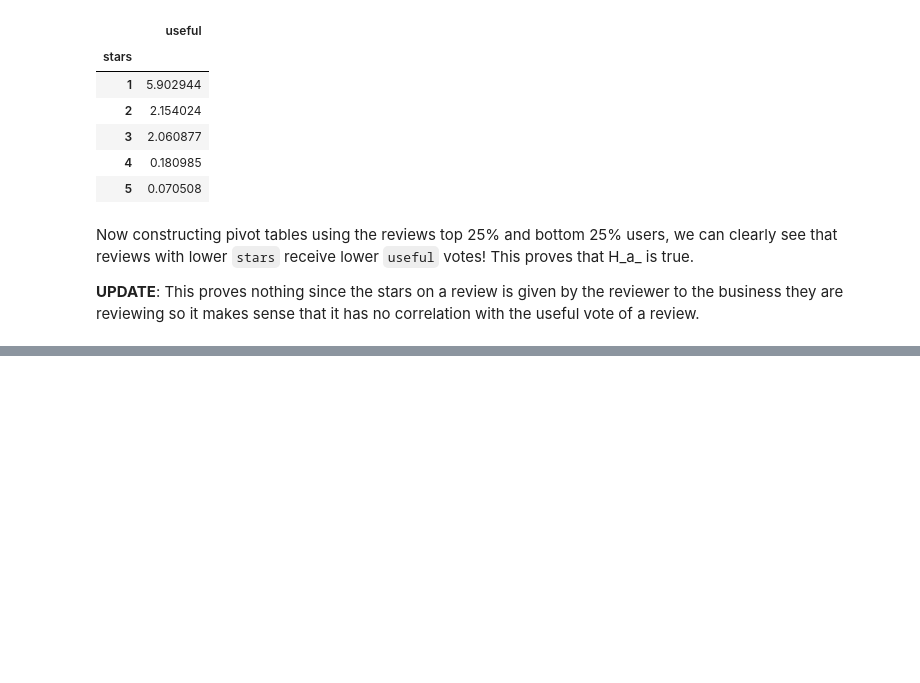
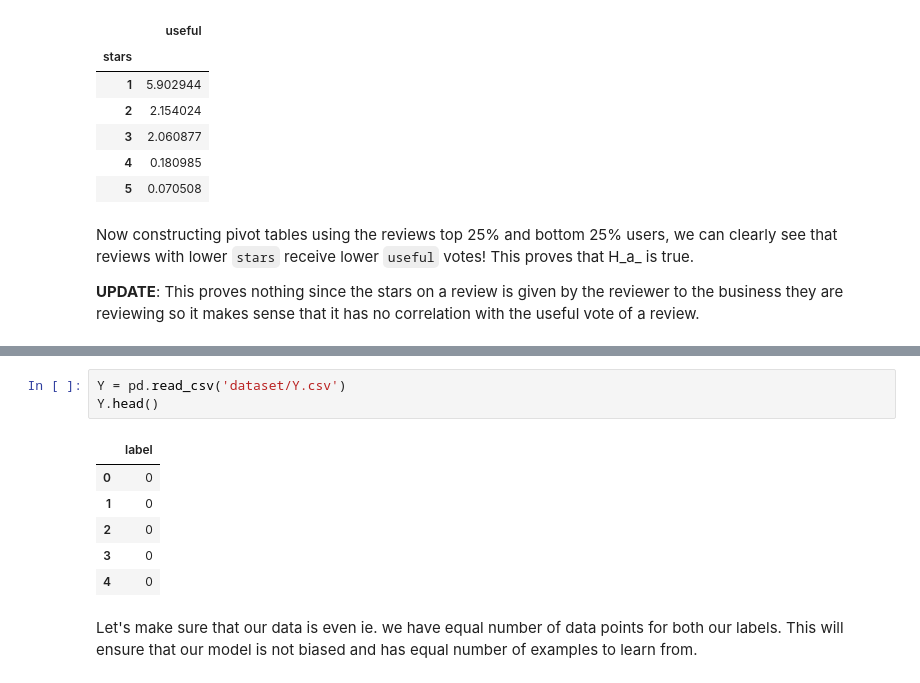
Before and after one commit to arumoy-shome/syde522, a Jupyter notebook: exploration.ipynb, the cells around one changed output, grey strips where cells are left out. Cells and saved outputs as stored; diff of their text form; blank space fills up the shorter version.

```diff
--- a/exploration.ipynb
+++ b/exploration.ipynb
@@ -187,0 +188,12 @@ Name: text, dtype: object
+# %%
+Y = pd.read_csv('dataset/Y.csv')
+Y.head()
+# %% [output]
+|  | label |
+| 0 | 0 |
+| 1 | 0 |
+| 2 | 0 |
+| 3 | 0 |
+| 4 | 0 |
+# %% [markdown]
+Let's make sure that our data is even ie. we have equal number of data points for both our labels. This will ensure that our model is not biased and has equal number of examples to learn from.
```
Also changed, not shown: parts of 8 cells of this notebook, 1 other file.
